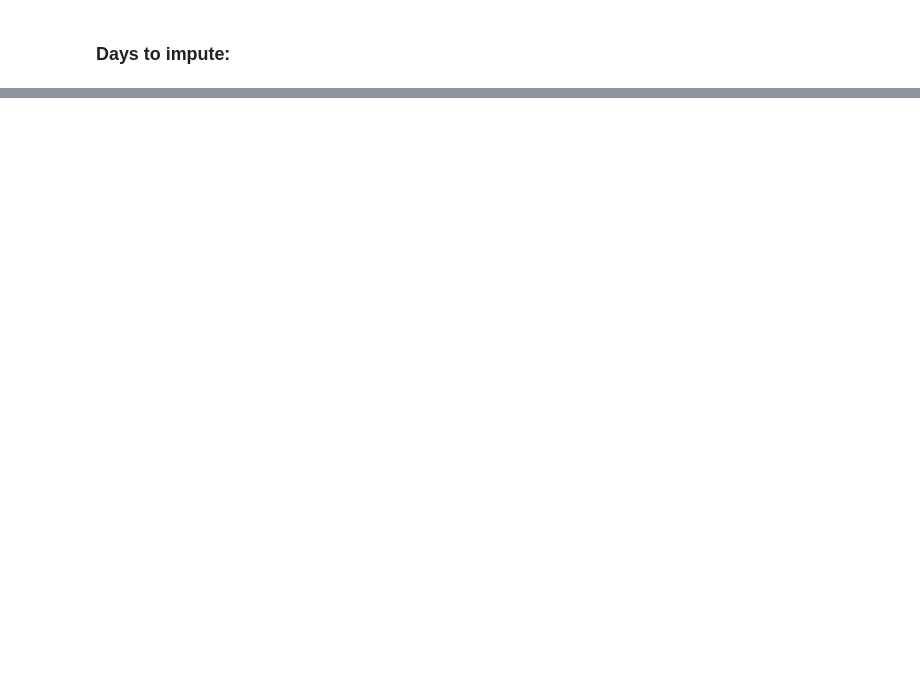
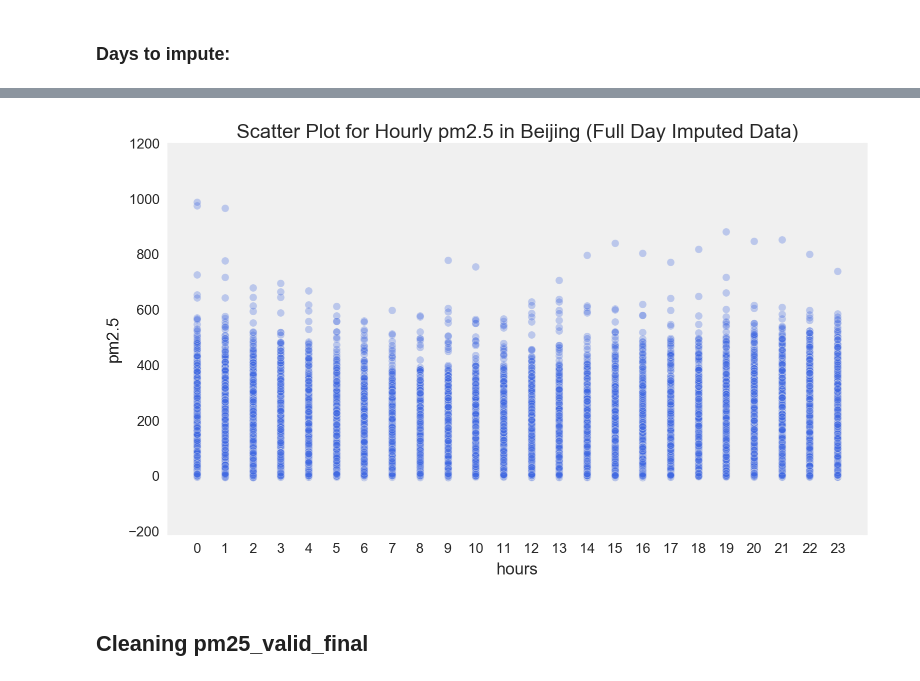
Before and after one commit to wgao3/DSI-SF-4-wgao3, a Jupyter notebook: projects/Capstone/Beijing pollution/Beijing Air Pollution .ipynb, the cells around one changed output, grey strips where cells are left out. Saved outputs shown, nothing was run; the diff lists cells and outputs as text; code cells hidden in the pictures; blank space fills up the shorter version.

```diff
--- a/projects/Capstone/Beijing pollution/Beijing Air Pollution .ipynb
+++ b/projects/Capstone/Beijing pollution/Beijing Air Pollution .ipynb
@@ -484,0 +578,2 @@ pm25[(pm25.Year==2008) & (pm25.Month==11) & (pm25.Day==6)]
+# %%
+pm25_full_imputed_wide = pd.concat([pm25_full_day_wide_float, imputed_df], axis=0)
@@ -484,0 +596,2 @@ pm25[(pm25.Year==2008) & (pm25.Month==11) & (pm25.Day==6)]
+# %%
+pm25_full_imputed_long = pd.melt(pm25_full_imputed_wide, id_vars = ['Date'])
@@ -503,0 +618,5 @@ memory usage: 6.8+ MB
+# %%
+# Make date_time index
+date_vector = pd.to_datetime(pm25_full_imputed_long['Date'])
+pm25_full_imputed_long.set_index(date_vector, inplace=True)
+pm25_full_imputed_long.head()
@@ -503,0 +631,7 @@ memory usage: 6.8+ MB
+# %%
+# Sort the data by date frist then hour. Drop unnecessary columns and  reset index.
+pm25_full_imputed_long['colFromIndex'] = pm25_full_imputed_long.index
+pm25_full_imputed_long = pm25_full_imputed_long.sort(['colFromIndex', 'Hour'])
+pm25_full_imputed_long.drop(['Date', 'colFromIndex'], axis=1, inplace=True)
+pm25_imputed_final = pm25_full_imputed_long.reset_index()
+pm25_imputed_final.rename(columns={'value': 'Beijing_pm2.5'}, inplace=True)
@@ -503,0 +664,16 @@ memory usage: 6.8+ MB
+# %%
+fig, ax = plt.subplots(figsize=(8, 5))
+ax.scatter(pm25_imputed_final.Hour, pm25_imputed_final['Beijing_pm2.5'], alpha=0.3, s=30, c='royalblue')
+ax.set(xticks=range(24), xlim=[-1, 24])
+
+ax.set_title("Scatter Plot for Hourly pm2.5 in Beijing (Full Day Imputed Data)")
+ax.set_xlabel("hours")
+ax.set_ylabel("pm2.5")
+ax.grid('off')
+
+
+plt.show()
+# %% [output]
+[figure, added]
+# %% [markdown]
+## Cleaning pm25_valid_final
```
Also changed, not shown: parts of 112 cells of this notebook.
